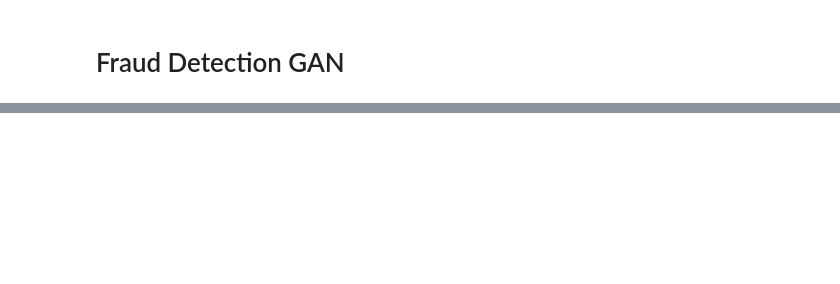
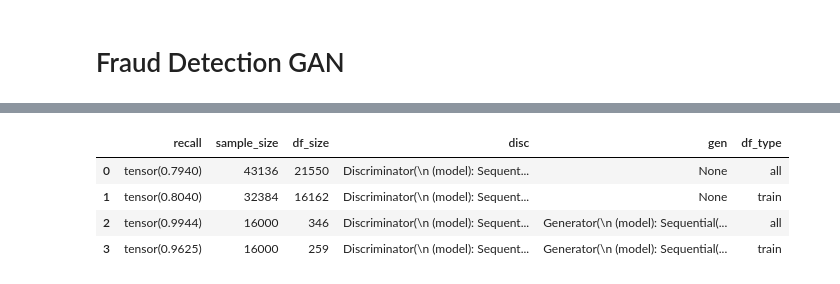
Before and after one commit to lelandjmurrin/Generative_AI_Fraud_Detection, a Jupyter notebook: Fraud_Detection_Sandbox.ipynb, the cells around one changed output, grey strips where cells are left out. Drawn from its saved outputs; the diff is of its cells as text; code cells hidden in the pictures; blank space fills up the shorter version.

```diff
--- a/Fraud_Detection_Sandbox.ipynb
+++ b/Fraud_Detection_Sandbox.ipynb
@@ -485,0 +565,39 @@ tensor(0.8652)
+# %%
+torch.manual_seed(TORCH_SEED)
+DataGroups = namedtuple("DataGroups", ["all", "fraud", "valid"])
+dg = DataGroups(CustomPandasTorch(fraud_data), CustomPandasTorch(fraud_data.query("Class == 1")), CustomPandasTorch(fraud_data.query("Class == 0")))
+
+#Loop 1:
+#   records: all (21,550)
+#   training: discriminator only
+#Loop 2:
+#   records: fraudulent only (346)
+#   training: discriminator+generator (GAN)
+#Within each loop:
+#   Recall is calculated for:
+#        1. all records (loop 1: 21,550 | loop 2: 346)
+#        2. 25% of the records after 75% (loop 1: 16,162 | loop 2: 259) were used for training
+
+#This cell takes ~2.5-4mins to run
+
+result_lst = []
+
+for i, (t, func) in enumerate(zip([dg.all, dg.fraud], [train_discriminator, train_gan])):
+    print(i)
+
+    #Set active dataset to raw
+    t.set_raw()
+
+    #All records recall score
+    train_loader = torch.utils.data.DataLoader(t, batch_size=BATCH_SIZE, shuffle=True)
+    discriminator, generator = func(train_loader)
+    result_lst.append([recall_calc(discriminator(t.active.data), t.active.labels), t.active.sample.shape[0], t.active.df.shape[0], discriminator, generator, "all"])
+
+    #Set active dataset to train
+    t.set_train()
+
+    #25% test records recall score
+    train_loader = torch.utils.data.DataLoader(t, batch_size=BATCH_SIZE, shuffle=True)
+    discriminator, generator = func(train_loader)
+    result_lst.append([recall_calc(discriminator(t.test.data), t.test.labels), t.active.sample.shape[0], t.active.df.shape[0], discriminator, generator, "train"])
+    # break
@@ -485,0 +622,9 @@ tensor(0.8652)
+# %%
+df_results = pd.DataFrame(result_lst, columns = ["recall", "sample_size", "df_size", "disc", "gen", "df_type"])
+df_results
+# %% [output]
+|  | recall | sample_size | df_size | disc | gen | df_type |
+| 0 | tensor(0.7940) | 43136 | 21550 | Discriminator(\n (model): Sequent... | None | all |
+| 1 | tensor(0.8040) | 32384 | 16162 | Discriminator(\n (model): Sequent... | None | train |
+| 2 | tensor(0.9944) | 16000 | 346 | Discriminator(\n (model): Sequent... | Generator(\n (model): Sequential(... | all |
+| 3 | tensor(0.9625) | 16000 | 259 | Discriminator(\n (model): Sequent... | Generator(\n (model): Sequential(... | train |
```
Also changed, not shown: parts of 50 cells of this notebook.
